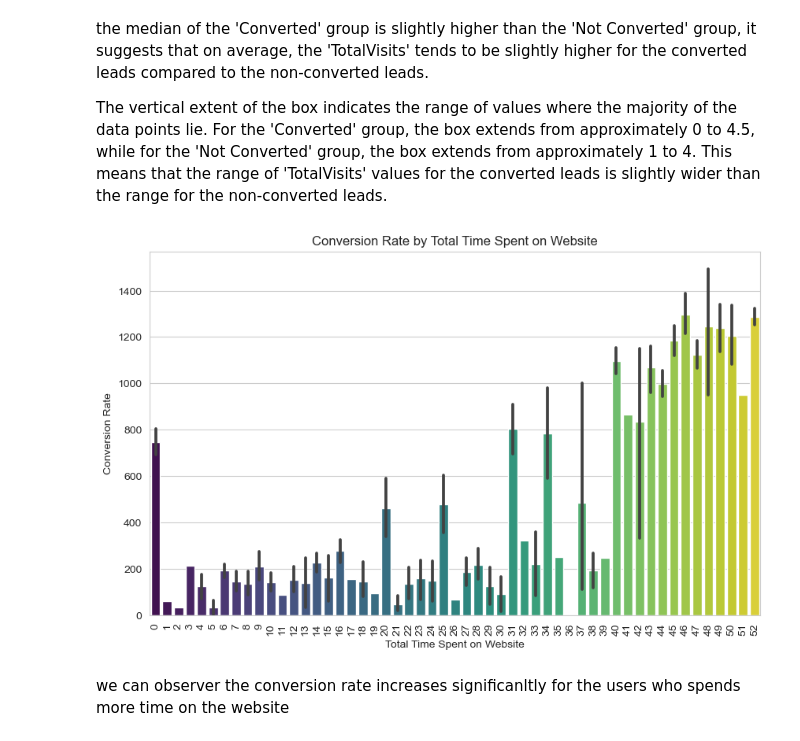
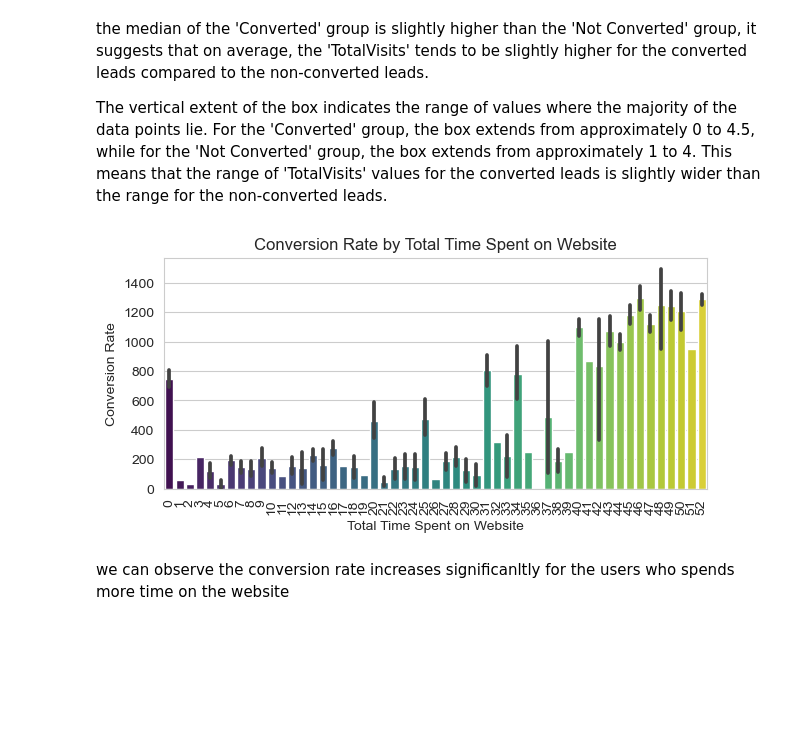
Before and after one commit to kunalworldwide/Lead-Scoring-Case-study, a Jupyter notebook: Lead-scoring-assignments.ipynb, the cells around one changed output. Cells and saved outputs as stored; diff of their text form; code cells hidden in the pictures; blank space fills up the shorter version.

```diff
--- a/Lead-scoring-assignments.ipynb
+++ b/Lead-scoring-assignments.ipynb
@@ -425,19 +425,19 @@ The vertical extent of the box indicates the range of values where the majority
 # %%
 # Group the data by total time spent and calculate the average conversion rate
 conversion_rate_by_time = df.groupby('Total Time Spent on Website')['Converted'].mean().reset_index()
 
 # Sort the data by total time spent in ascending order
 conversion_rate_by_time = conversion_rate_by_time.sort_values('Total Time Spent on Website')
 
-plt.figure(figsize=(5, 3))
+plt.figure(figsize=(7, 3))
 sns.barplot(y='Total Time Spent on Website', x='Converted', data=conversion_rate_by_time, palette='viridis')
 plt.xlabel('Total Time Spent on Website')
 plt.ylabel('Conversion Rate')
 plt.title('Conversion Rate by Total Time Spent on Website')
 plt.xticks(rotation=90)
 plt.gca().xaxis.set_major_formatter(plt.FuncFormatter(lambda x, _: '{:.0f}'.format(x)))
 plt.show()
 # %% [output]
-[figure, old version]
+[figure, new version]
 # %% [markdown]
-we can observer the conversion rate increases significanltly for the users who spends more time on the website
+we can observe the conversion rate increases significanltly for the users who spends more time on the website
```
Also changed, not shown: parts of 2 cells of this notebook.
